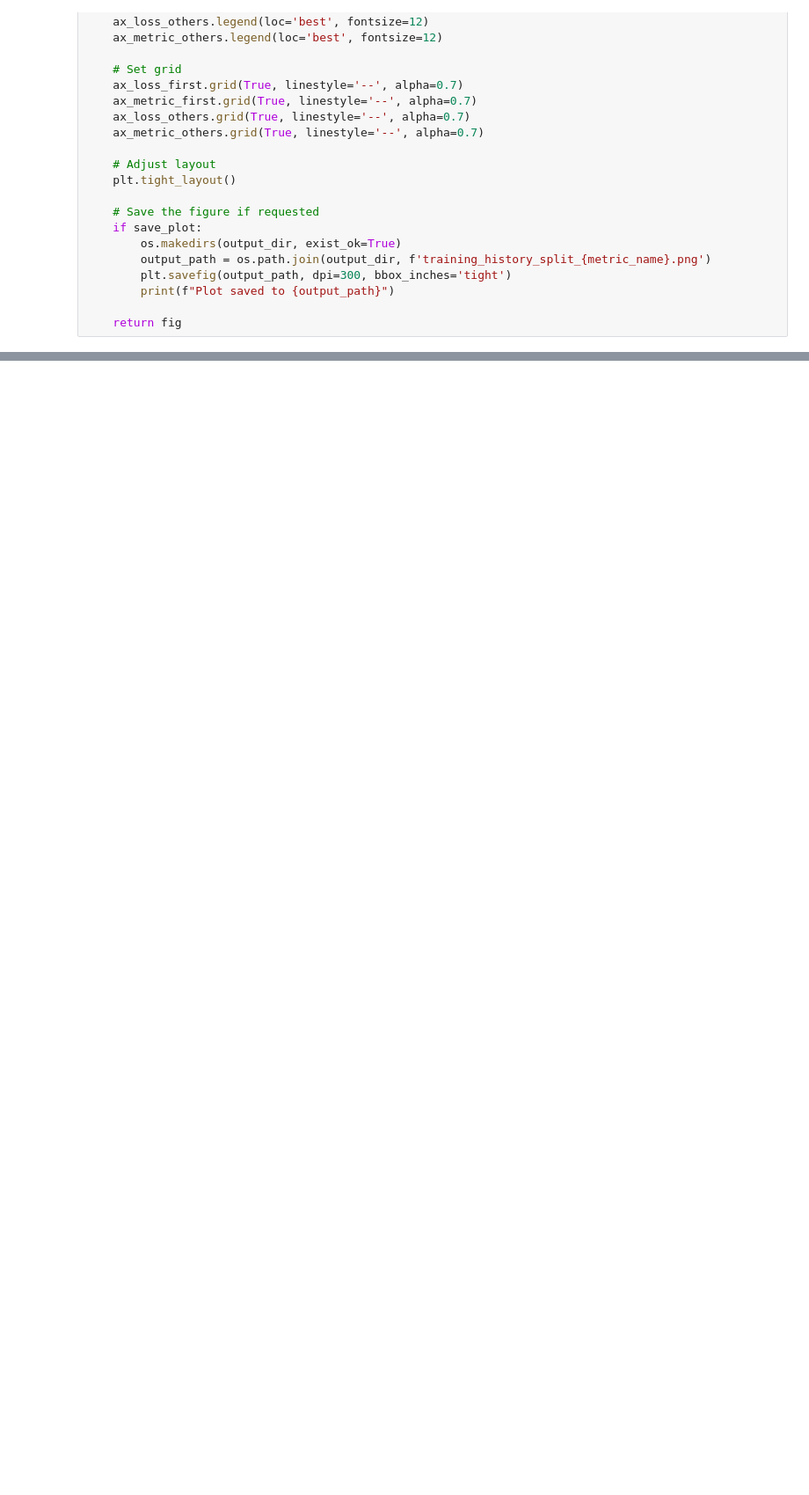
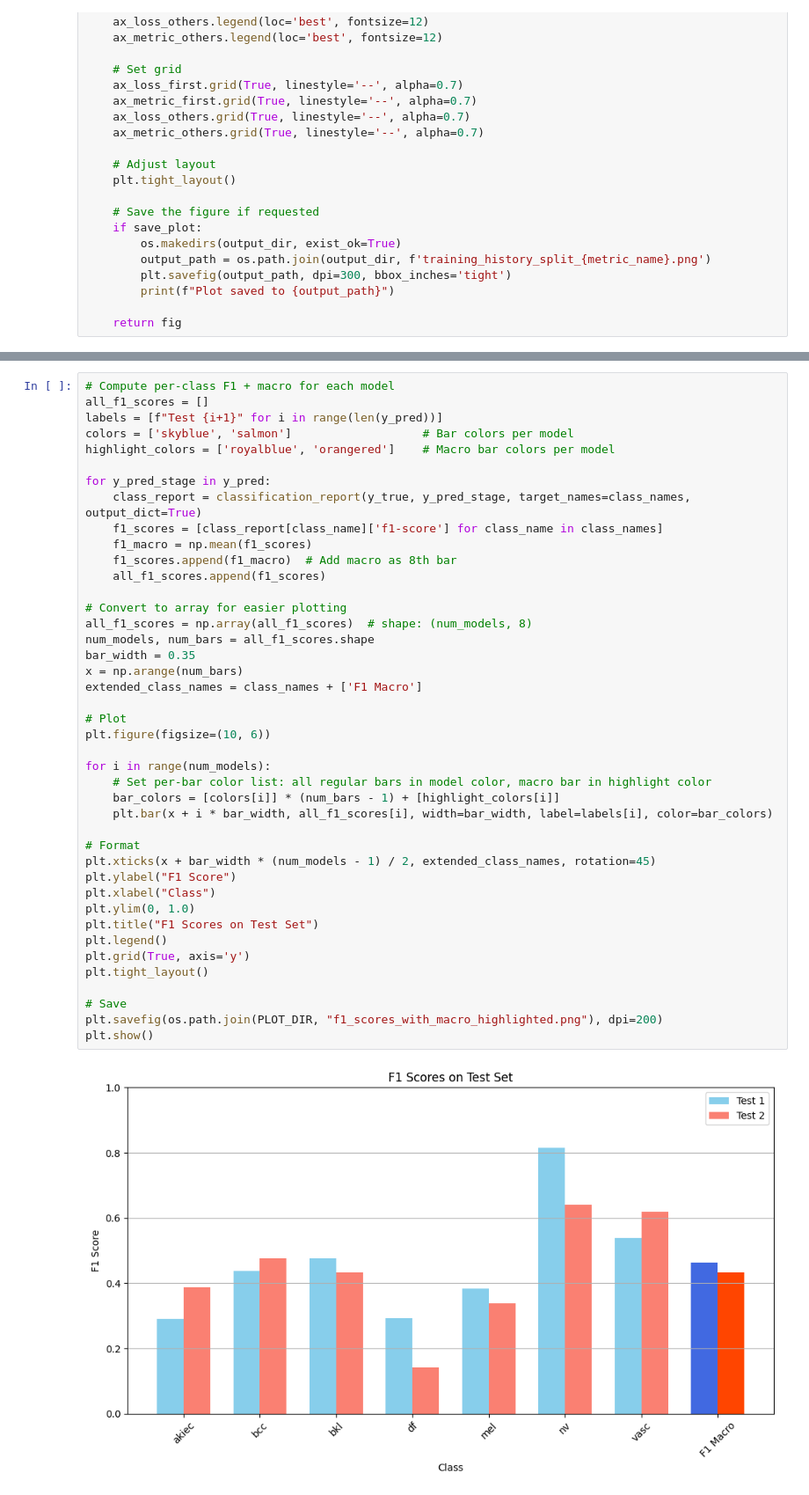
Before and after one commit to mattskraft/all-skin-deep, a Jupyter notebook: notebooks/03_eval_model_on_testset.ipynb, the cells around one changed output, grey strips where cells are left out. Shown: that part at 88% size. Cells and saved outputs as stored; diff of their text form; blank space fills up the shorter version.

```diff
--- a/notebooks/03_eval_model_on_testset.ipynb
+++ b/notebooks/03_eval_model_on_testset.ipynb
@@ -311,0 +344,44 @@ TypeError: string indices must be integers
+# %%
+# Compute per-class F1 + macro for each model
+all_f1_scores = []
+labels = [f"Test {i+1}" for i in range(len(y_pred))]
+colors = ['skyblue', 'salmon']                   # Bar colors per model
+highlight_colors = ['royalblue', 'orangered']    # Macro bar colors per model
+
+for y_pred_stage in y_pred:
+    class_report = classification_report(y_true, y_pred_stage, target_names=class_names, output_dict=True)
+    f1_scores = [class_report[class_name]['f1-score'] for class_name in class_names]
+    f1_macro = np.mean(f1_scores)
+    f1_scores.append(f1_macro)  # Add macro as 8th bar
+    all_f1_scores.append(f1_scores)
+
+# Convert to array for easier plotting
+all_f1_scores = np.array(all_f1_scores)  # shape: (num_models, 8)
+num_models, num_bars = all_f1_scores.shape
+bar_width = 0.35
+x = np.arange(num_bars)
+extended_class_names = class_names + ['F1 Macro']
+
+# Plot
+plt.figure(figsize=(10, 6))
+
+for i in range(num_models):
+    # Set per-bar color list: all regular bars in model color, macro bar in highlight color
+    bar_colors = [colors[i]] * (num_bars - 1) + [highlight_colors[i]]
+    plt.bar(x + i * bar_width, all_f1_scores[i], width=bar_width, label=labels[i], color=bar_colors)
+
+# Format
+plt.xticks(x + bar_width * (num_models - 1) / 2, extended_class_names, rotation=45)
+plt.ylabel("F1 Score")
+plt.xlabel("Class")
+plt.ylim(0, 1.0)
+plt.title("F1 Scores on Test Set")
+plt.legend()
+plt.grid(True, axis='y')
+plt.tight_layout()
+
+# Save
+plt.savefig(os.path.join(PLOT_DIR, "f1_scores_with_macro_highlighted.png"), dpi=200)
+plt.show()
+# %% [output]
+[figure, added]
```
Also changed, not shown: parts of 6 cells of this notebook.
